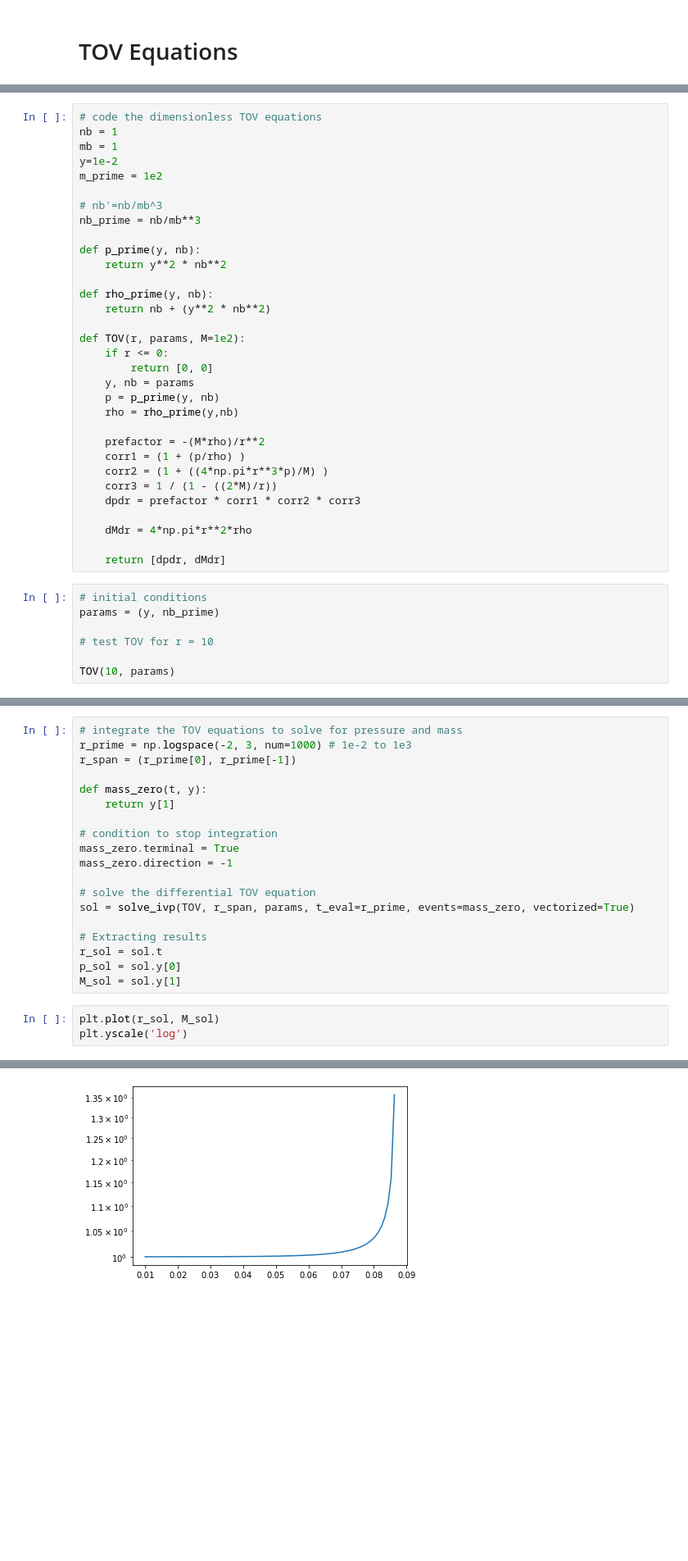
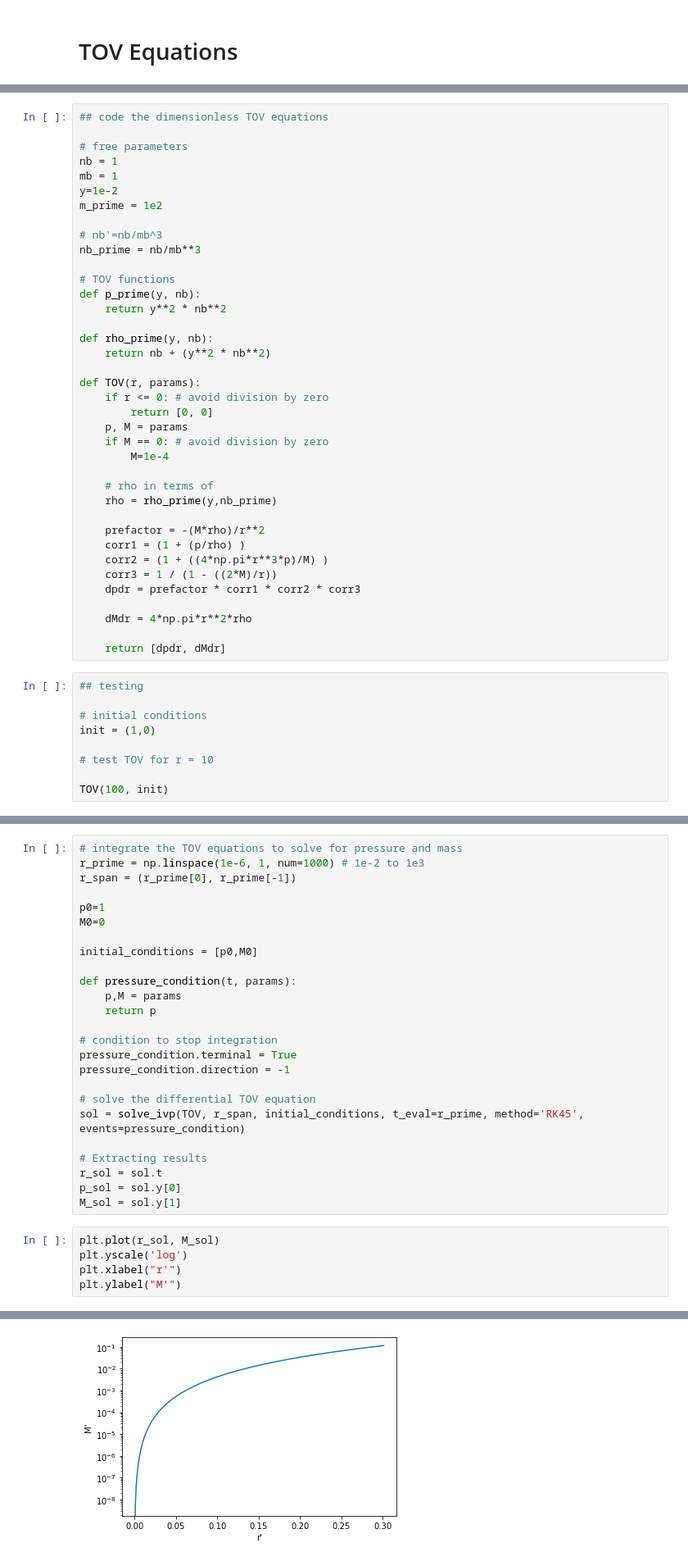
Before and after one commit to AdamSmithOrlik/dark-matter-compact-stars, a Jupyter notebook: research/dark_stars_dev.ipynb, the cells around one changed output, grey strips where cells are left out. Shown at 82% size. Cells and saved outputs as stored; diff of their text form; blank space fills up the shorter version.

Commit message:
Fixed TOV solver.

```diff
--- a/research/dark_stars_dev.ipynb
+++ b/research/dark_stars_dev.ipynb
@@ -100,7 +100,9 @@ Now we need the to substitube the EOS in for $p'$ and $\rho '$.
 
 This will give the TOV equations in terms of the free parameters $M'$, $y$, $n_b$, and $m_b$, while $r'$ is the independant variable that needs to be integrated over.
 # %%
-# code the dimensionless TOV equations
+## code the dimensionless TOV equations
+
+# free parameters
 nb = 1
 mb = 1
 y=1e-2
@@ -109,18 +111,22 @@ m_prime = 1e2
 # nb'=nb/mb^3
 nb_prime = nb/mb**3
 
+# TOV functions
 def p_prime(y, nb):
     return y**2 * nb**2
 
 def rho_prime(y, nb):
     return nb + (y**2 * nb**2)
 
-def TOV(r, params, M=1e2):
-    if r <= 0:
+def TOV(r, params):
+    if r <= 0: # avoid division by zero
         return [0, 0]
-    y, nb = params
-    p = p_prime(y, nb)
-    rho = rho_prime(y,nb)
+    p, M = params
+    if M == 0: # avoid division by zero
+        M=1e-4
+
+    # rho in terms of
+    rho = rho_prime(y,nb_prime)
 
     prefactor = -(M*rho)/r**2
     corr1 = (1 + (p/rho) )
@@ -132,10 +138,12 @@ def TOV(r, params, M=1e2):
 
     return [dpdr, dMdr]
 # %%
+## testing
+
 # initial conditions
-params = (y, nb_prime)
+init = (1,0)
 
 # test TOV for r = 10
 
-TOV(10, params)
+TOV(100, init)
 # %% [output]
@@ -143,17 +151,23 @@ TOV(10, params)
 # %%
 # integrate the TOV equations to solve for pressure and mass
-r_prime = np.logspace(-2, 3, num=1000) # 1e-2 to 1e3
+r_prime = np.linspace(1e-6, 1, num=1000) # 1e-2 to 1e3
 r_span = (r_prime[0], r_prime[-1])
 
-def mass_zero(t, y):
-    return y[1]
+p0=1
+M0=0
+
+initial_conditions = [p0,M0]
+
+def pressure_condition(t, params):
+    p,M = params
+    return p
 
 # condition to stop integration
-mass_zero.terminal = True
-mass_zero.direction = -1
+pressure_condition.terminal = True
+pressure_condition.direction = -1
 
 # solve the differential TOV equation
-sol = solve_ivp(TOV, r_span, params, t_eval=r_prime, events=mass_zero, vectorized=True)
+sol = solve_ivp(TOV, r_span, initial_conditions, t_eval=r_prime, method='RK45',  events=pressure_condition)
 
 # Extracting results
 r_sol = sol.t
@@ -162,4 +176,6 @@ M_sol = sol.y[1]
 # %%
 plt.plot(r_sol, M_sol)
 plt.yscale('log')
+plt.xlabel("r'")
+plt.ylabel("M'")
 # %% [output]
@@ -166 +183 @@ plt.yscale('log')
-[figure, old version]
+[figure, new version]
```
Also changed, not shown: parts of 8 cells of this notebook.
